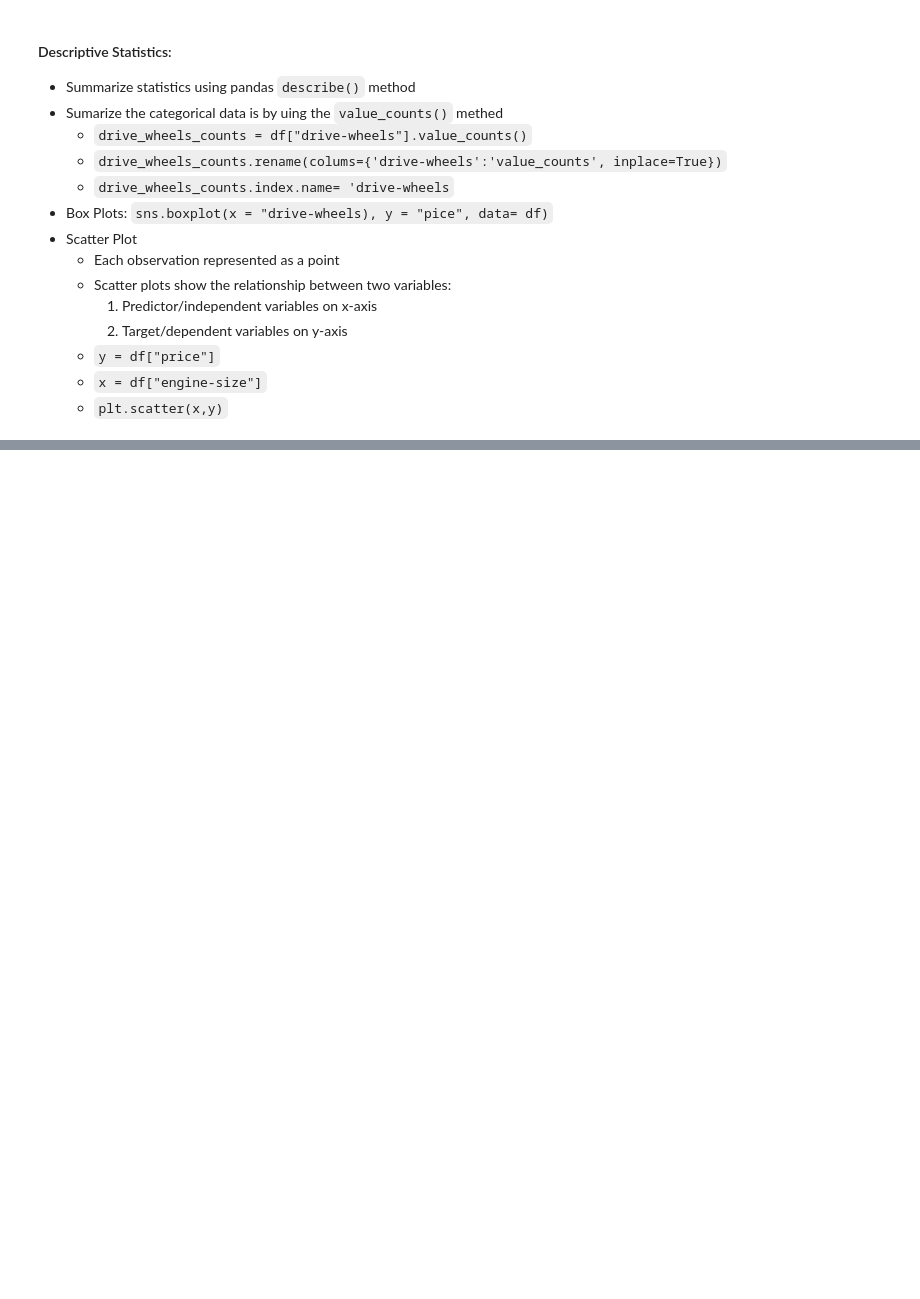
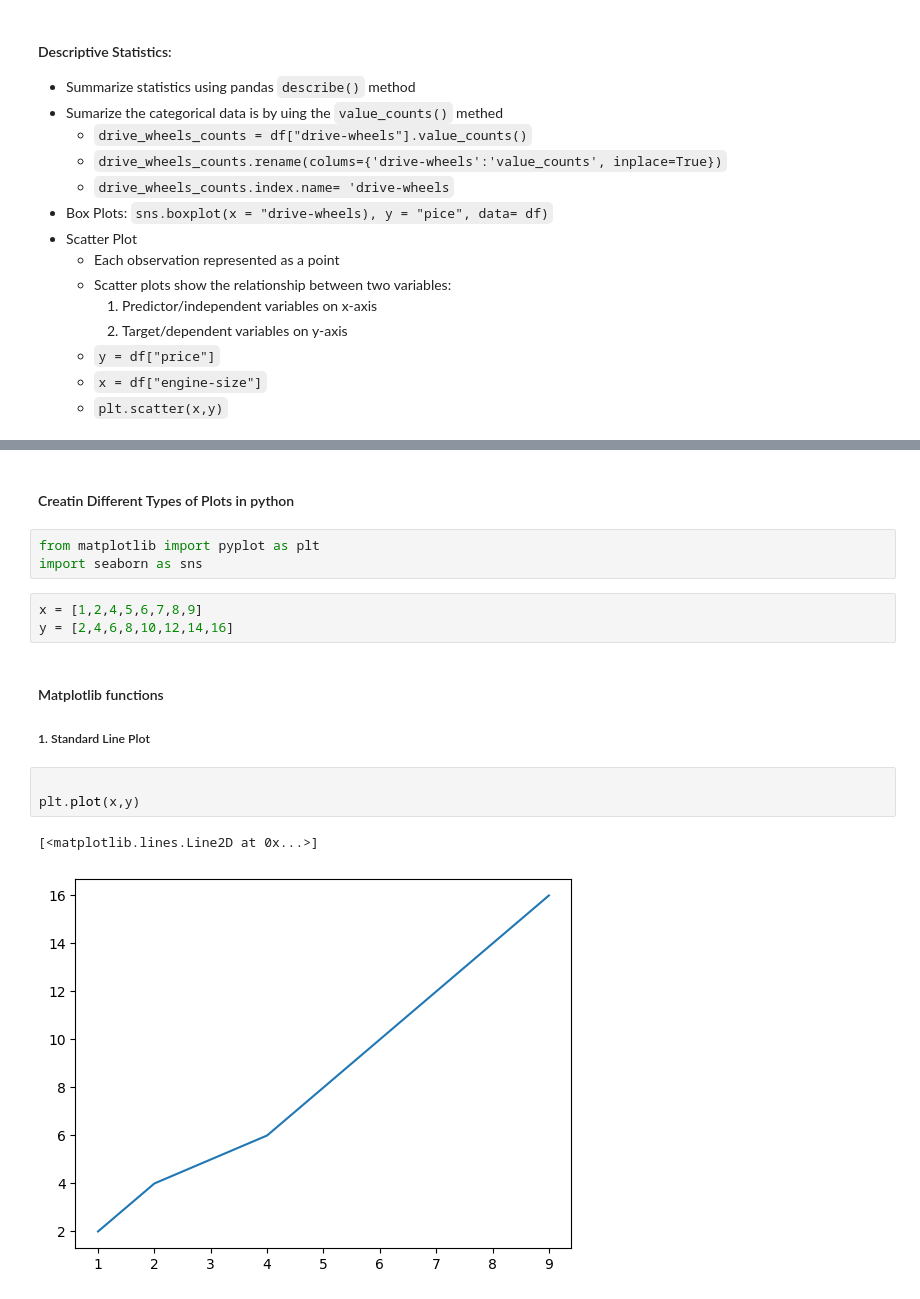
Before and after one commit to jose-angell/DataScience, a Jupyter notebook: DataAnalysis/Module3.ipynb, the cells around one changed output, grey strips where cells are left out. Saved outputs shown, nothing was run; the diff lists cells and outputs as text; blank space fills up the shorter version.

```diff
--- a/DataAnalysis/Module3.ipynb
+++ b/DataAnalysis/Module3.ipynb
@@ -36,0 +50,17 @@
+# %% [markdown]
+#### Creatin Different Types of Plots in python
+# %%
+from matplotlib import pyplot as plt
+import seaborn as sns
+# %%
+x = [1,2,4,5,6,7,8,9]
+y = [2,4,6,8,10,12,14,16]
+# %% [markdown]
+#### Matplotlib functions
+##### 1. Standard Line Plot
+# %%
+
+plt.plot(x,y)
+# %% [output]
+[<matplotlib.lines.Line2D at 0x...>]
+[figure, added]
```
Also changed, not shown: parts of 14 cells of this notebook.
